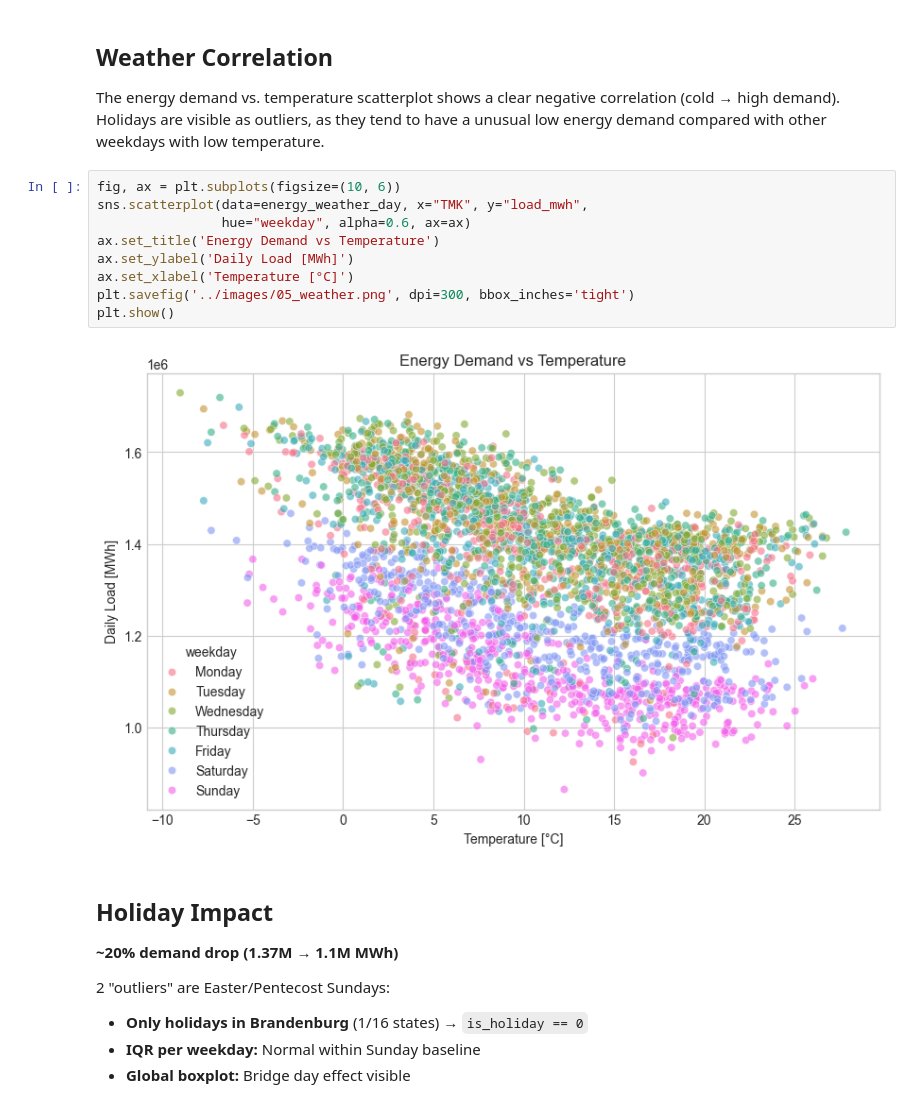
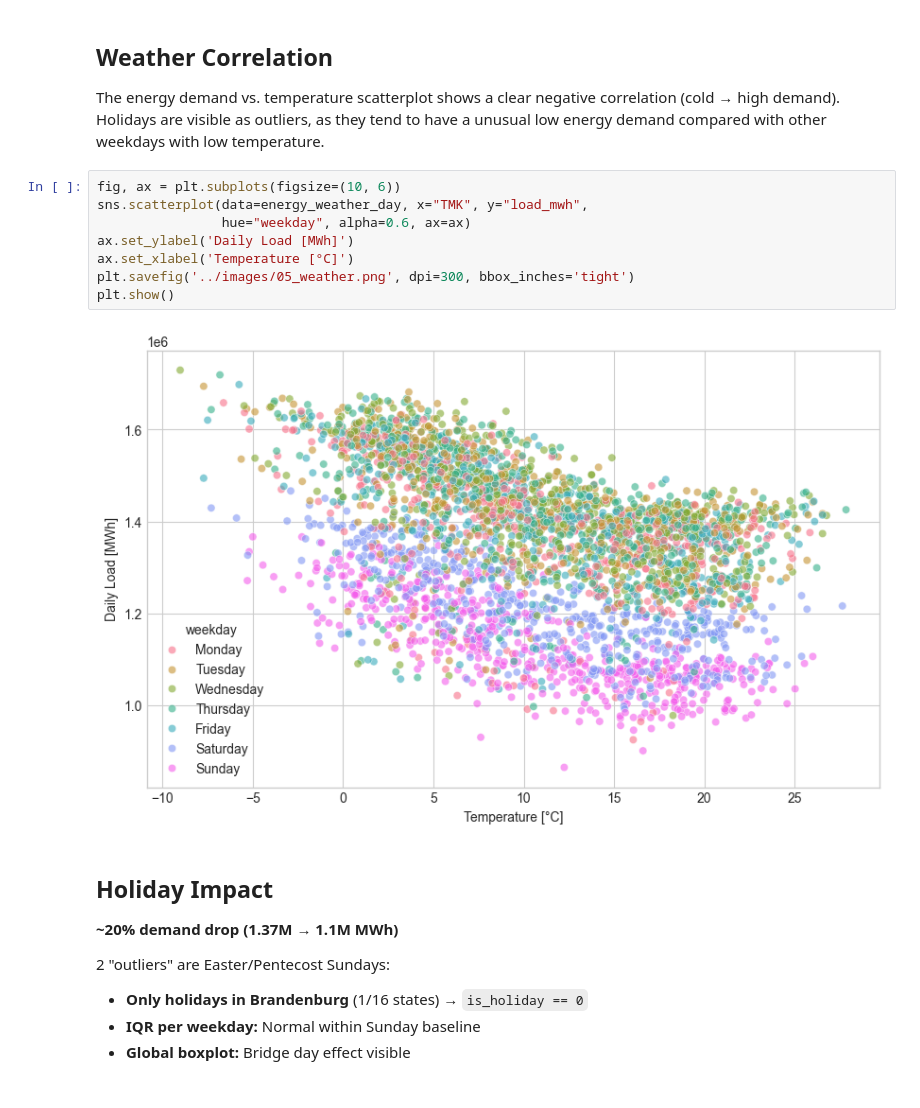
Before and after one commit to marakoe/energy-forecasting, a Jupyter notebook: notebooks/02_eda.ipynb, the cells around one changed output. Drawn from its saved outputs; the diff is of its cells as text.

```diff
--- a/notebooks/02_eda.ipynb
+++ b/notebooks/02_eda.ipynb
@@ -135,14 +132,13 @@ The energy demand vs. temperature scatterplot shows a clear negative correlation
 # %%
 fig, ax = plt.subplots(figsize=(10, 6))
 sns.scatterplot(data=energy_weather_day, x="TMK", y="load_mwh",
                 hue="weekday", alpha=0.6, ax=ax)
-ax.set_title('Energy Demand vs Temperature')
 ax.set_ylabel('Daily Load [MWh]')
 ax.set_xlabel('Temperature [°C]')
 plt.savefig('../images/05_weather.png', dpi=300, bbox_inches='tight')
 plt.show()
 # %% [output]
-[figure, old version]
+[figure, new version]
 # %% [markdown]
 ## Holiday Impact
 
```
Also changed, not shown: parts of 5 cells of this notebook, 7 other files.
